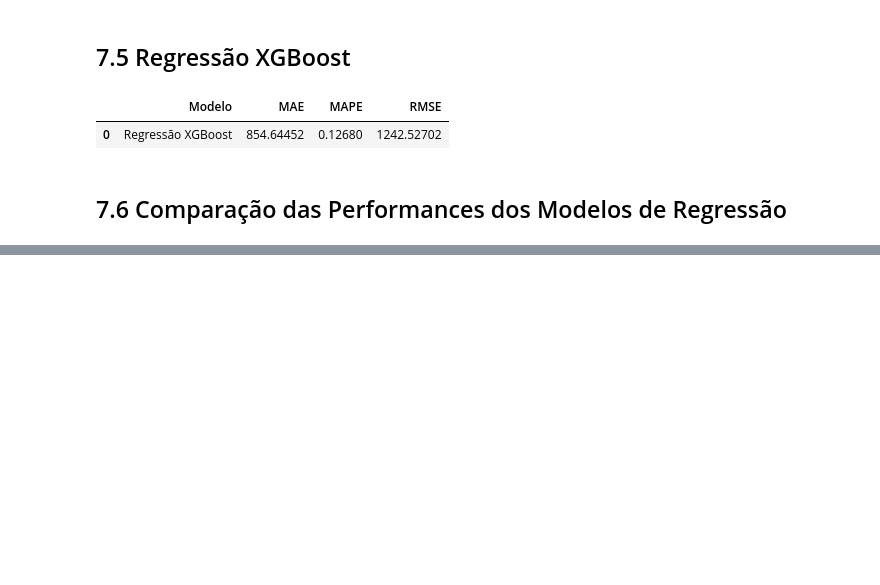
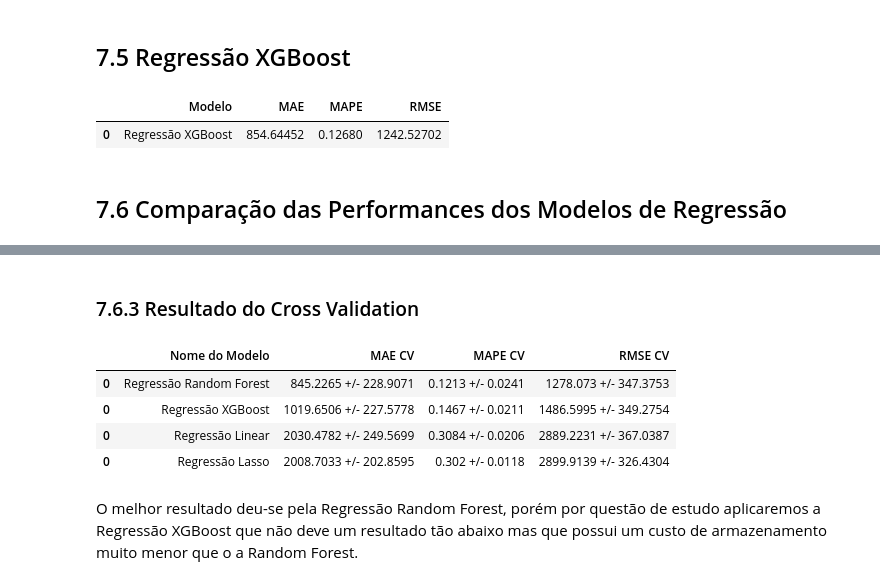
Before and after one commit to jonasbarletta/ds_em_producao, a Jupyter notebook: modulo7-machine-learning.ipynb, the cells around one changed output, grey strips where cells are left out. Drawn from its saved outputs; the diff is of its cells as text; code cells hidden in the pictures; blank space fills up the shorter version.

Commit message:
Finalizado Modulo 7 - Modelos de Machina Learning

```diff
--- a/modulo7-machine-learning.ipynb
+++ b/modulo7-machine-learning.ipynb
@@ -1373,0 +1376,5 @@ modelling_result.sort_values('RMSE')
+# %%
+# Regressão Linear
+model = LinearRegression()
+lr_result_cv = cross_validation(df=df, model=model, model_name='Regressão Linear')
+lr_result_cv
@@ -1373,0 +1386,5 @@ modelling_result.sort_values('RMSE')
+# %%
+# Lasso
+model = Lasso(alpha=0.01)
+lrr_result_cv = cross_validation(df=df, model=model, model_name='Regressão Lasso')
+lrr_result_cv
@@ -1373,0 +1396,5 @@ modelling_result.sort_values('RMSE')
+# %%
+# Random Forest
+model = RandomForestRegressor(n_jobs=-1, random_state=5)
+rf_result_cv = cross_validation(df=df, model=model, model_name='Regressão Random Forest', verbose=True)
+rf_result_cv
@@ -1373,0 +1423,10 @@ modelling_result.sort_values('RMSE')
+# %%
+# XGBoost
+model = xgb.XGBRegressor(objective='reg:squarederror',
+                              n_estimators=100,
+                              max_depth=10,
+                              eta=0.1,
+                              subsample=0.7,
+                              colsample_bytree=0.9)
+xgb_result_cv = cross_validation(df=df, model=model, model_name='Regressão XGBoost', verbose=True)
+xgb_result_cv
@@ -1373,0 +1453,13 @@ modelling_result.sort_values('RMSE')
+# %% [markdown]
+### 7.6.3 Resultado do Cross Validation
+# %%
+modelling_result_cv = pd.concat([lr_result_cv, lrr_result_cv, rf_result_cv, xgb_result_cv])
+modelling_result_cv.sort_values('RMSE CV')
+# %% [output]
+|  | Nome do Modelo | MAE CV | MAPE CV | RMSE CV |
+| 0 | Regressão Random Forest | 845.2265 +/- 228.9071 | 0.1213 +/- 0.0241 | 1278.073 +/- 347.3753 |
+| 0 | Regressão XGBoost | 1019.6506 +/- 227.5778 | 0.1467 +/- 0.0211 | 1486.5995 +/- 349.2754 |
+| 0 | Regressão Linear | 2030.4782 +/- 249.5699 | 0.3084 +/- 0.0206 | 2889.2231 +/- 367.0387 |
+| 0 | Regressão Lasso | 2008.7033 +/- 202.8595 | 0.302 +/- 0.0118 | 2899.9139 +/- 326.4304 |
+# %% [markdown]
+O melhor resultado deu-se pela Regressão Random Forest, porém por questão de estudo aplicaremos a Regressão XGBoost que não deve um resultado tão abaixo mas que possui um custo de armazenamento muito menor que o a Random Forest.
```
Also changed, not shown: parts of 21 cells of this notebook.
